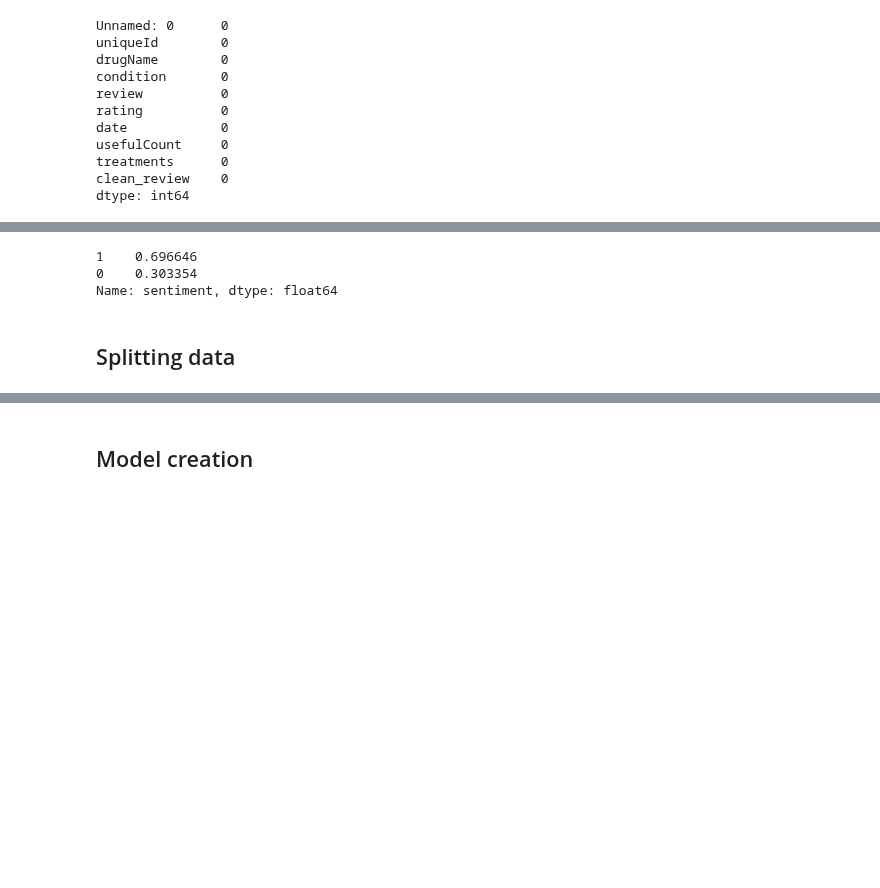
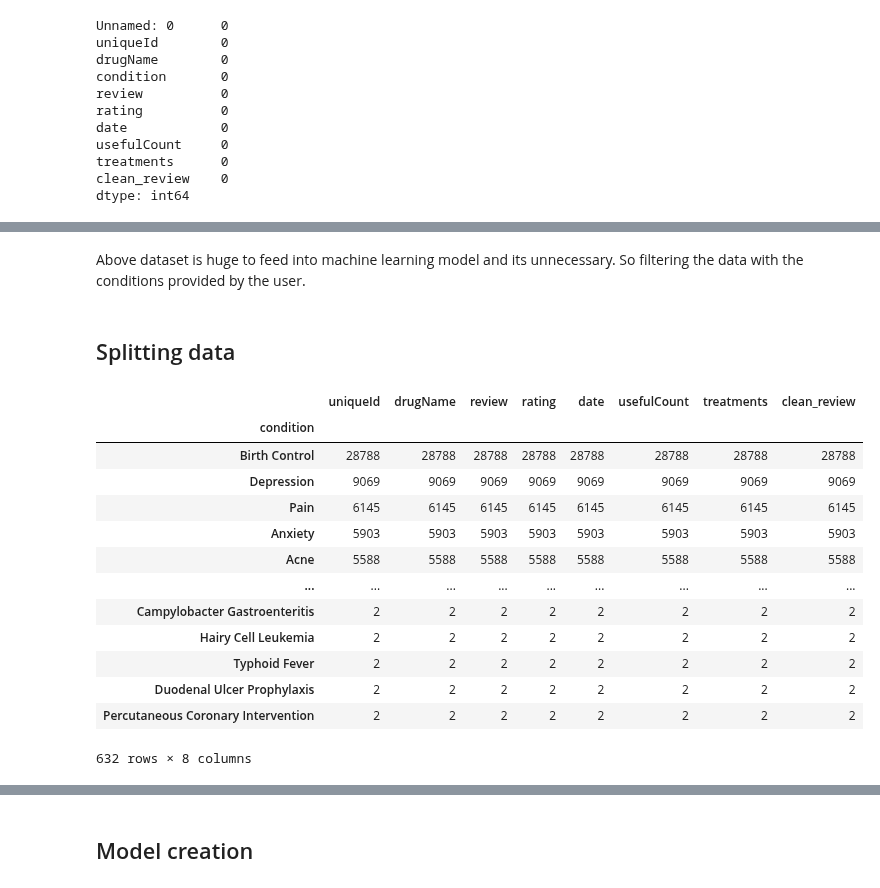
Before and after one commit to Madhurika1292/Medicines-and-Common-Treatment-Recommendation-System, a Jupyter notebook: MRS_models.ipynb, the cells around one changed output, grey strips where cells are left out. Drawn from its saved outputs; the diff is of its cells as text; code cells hidden in the pictures; blank space fills up the shorter version.

```diff
--- a/MRS_models.ipynb
+++ b/MRS_models.ipynb
@@ -148,7 +141,3 @@ Drugscom_train.head()
-# %%
-Drugscom_train.sentiment.value_counts(normalize=True)
-# %% [output]
-1    0.696646
-0    0.303354
-Name: sentiment, dtype: float64
+# %% [markdown]
+Above dataset is huge to feed into machine learning model and its unnecessary. So filtering the data with the conditions provided by the user.
 # %%
@@ -162,0 +150,19 @@ testing_data=specific_condition_data(Drugscom_test,'Acne')
+# %%
+Drugscom_train.groupby('condition').count()
+grouped = Drugscom_train.groupby('condition').count()
+grouped.sort_values('uniqueId', ascending=False)
+# %% [output]
+|  | uniqueId | drugName | review | rating | date | usefulCount | treatments | clean_review |
+| condition |  |  |  |  |  |  |  |  |
+| Birth Control | 28788 | 28788 | 28788 | 28788 | 28788 | 28788 | 28788 | 28788 |
+| Depression | 9069 | 9069 | 9069 | 9069 | 9069 | 9069 | 9069 | 9069 |
+| Pain | 6145 | 6145 | 6145 | 6145 | 6145 | 6145 | 6145 | 6145 |
+| Anxiety | 5903 | 5903 | 5903 | 5903 | 5903 | 5903 | 5903 | 5903 |
+| Acne | 5588 | 5588 | 5588 | 5588 | 5588 | 5588 | 5588 | 5588 |
+| ... | ... | ... | ... | ... | ... | ... | ... | ... |
+| Campylobacter Gastroenteritis | 2 | 2 | 2 | 2 | 2 | 2 | 2 | 2 |
+| Hairy Cell Leukemia | 2 | 2 | 2 | 2 | 2 | 2 | 2 | 2 |
+| Typhoid Fever | 2 | 2 | 2 | 2 | 2 | 2 | 2 | 2 |
+| Duodenal Ulcer Prophylaxis | 2 | 2 | 2 | 2 | 2 | 2 | 2 | 2 |
+| Percutaneous Coronary Intervention | 2 | 2 | 2 | 2 | 2 | 2 | 2 | 2 |
+632 rows × 8 columns
```
Also changed, not shown: parts of 42 cells of this notebook.
